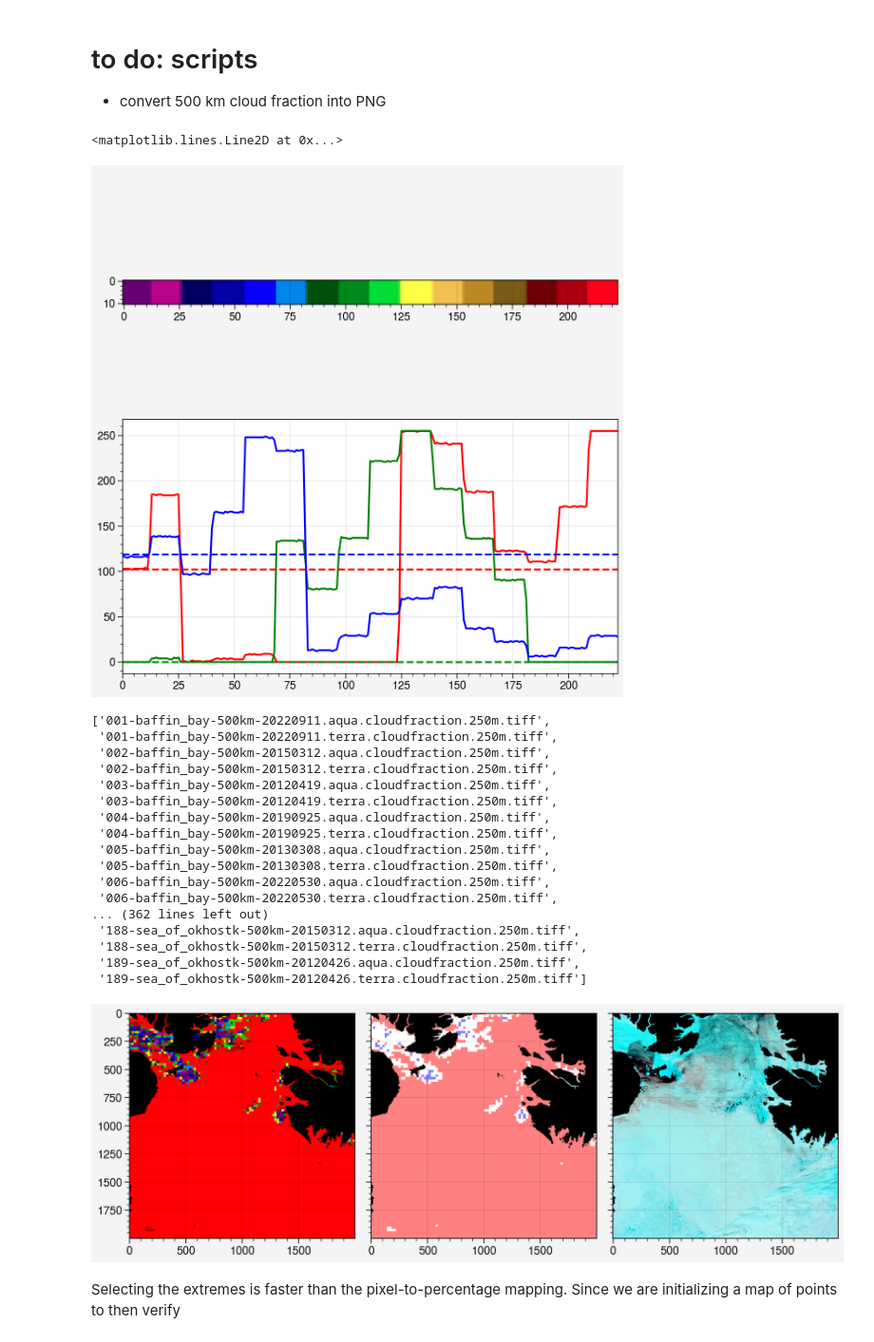
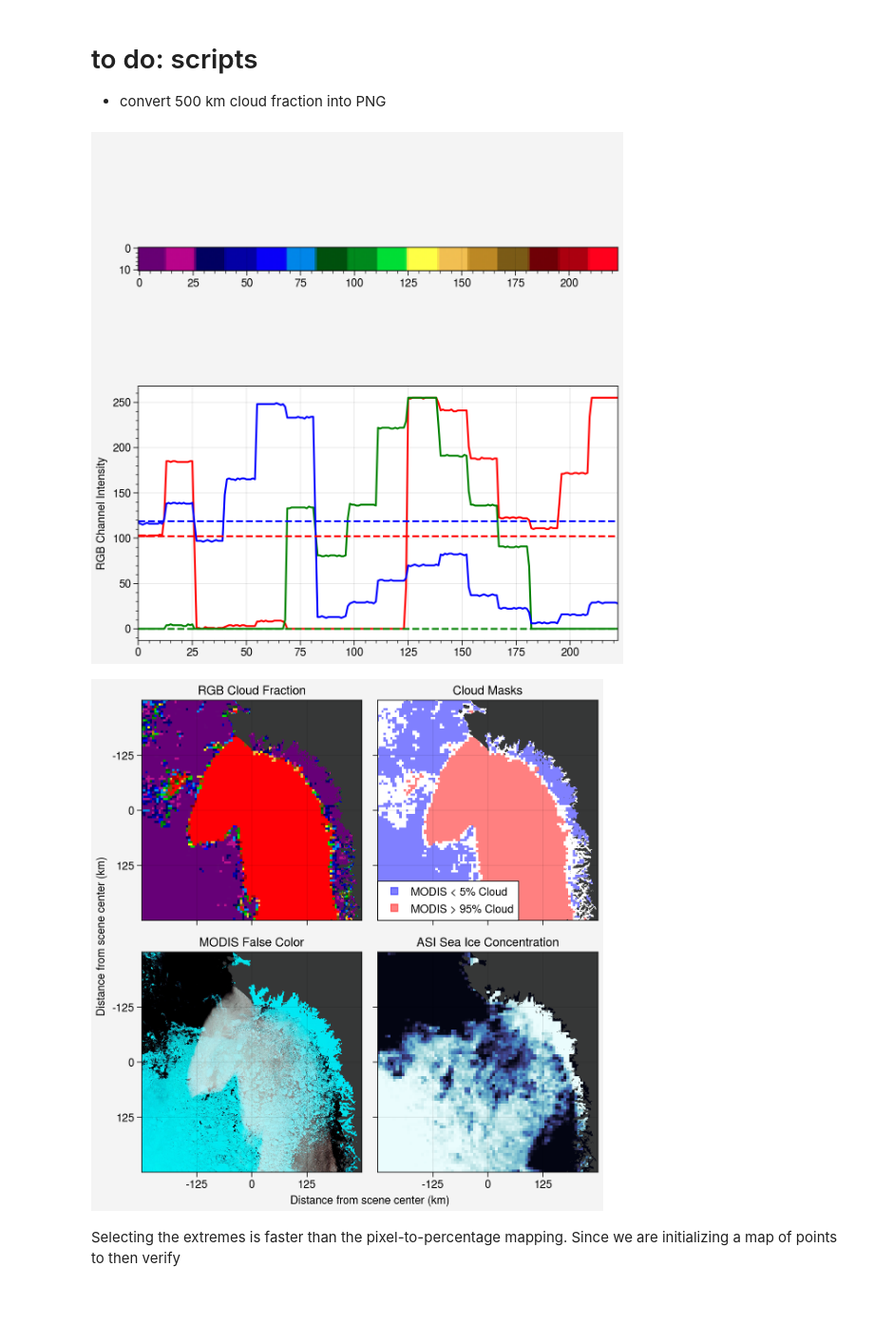
Before and after one commit to danielmwatkins/ice-floe-validation-dataset, a Jupyter notebook: notebooks/sub_scene_sampling.ipynb, the cells around one changed output. Shown at 95% size. Drawn from its saved outputs; the diff is of its cells as text; code cells hidden in the pictures; blank space fills up the shorter version.

Commit message:
improved visualization

```diff
--- a/notebooks/sub_scene_sampling.ipynb
+++ b/notebooks/sub_scene_sampling.ipynb
@@ -13,6 +13,7 @@ import skimage.io as io
 import os
 import pandas as pd
 import numpy as np
+import ultraplot as uplt
 
 dataloc = "../../calval_tgrs/data/validation_dataset/modis_500km/cloudfraction/"
 saveloc = "../../calval_tgrs/data/validation_dataset/modis_500km/cloudfraction_gray/"
@@ -32,7 +33,7 @@ files = os.listdir(dataloc)
 files = [f for f in files if '.tiff' in f]
 files.sort()
 
-for file in [files[19]]:
+for file in [files[31]]:
     cn, region, dx, suffix = file.split('-')
     date, satellite, imtype, res, ftype = suffix.split('.')
     case = cn + '_' + satellite
@@ -69,29 +70,9 @@ ax[1].plot(key[5, :, 2], color='b')
 ax[1].axhline(102, color='r', ls='--')
 ax[1].axhline(0, color='g', ls='--')
 ax[1].axhline(119, color='b', ls='--')
+ax[1].format(ylabel="RGB Channel Intensity")
 # %% [output]
-<matplotlib.lines.Line2D at 0x...>
-[figure, old version]
+[figure, new version]
-# %%
-files
-# %% [output]
-['001-baffin_bay-500km-20220911.aqua.cloudfraction.250m.tiff',
- '001-baffin_bay-500km-20220911.terra.cloudfraction.250m.tiff',
- '002-baffin_bay-500km-20150312.aqua.cloudfraction.250m.tiff',
- '002-baffin_bay-500km-20150312.terra.cloudfraction.250m.tiff',
- '003-baffin_bay-500km-20120419.aqua.cloudfraction.250m.tiff',
- '003-baffin_bay-500km-20120419.terra.cloudfraction.250m.tiff',
- '004-baffin_bay-500km-20190925.aqua.cloudfraction.250m.tiff',
- '004-baffin_bay-500km-20190925.terra.cloudfraction.250m.tiff',
- '005-baffin_bay-500km-20130308.aqua.cloudfraction.250m.tiff',
- '005-baffin_bay-500km-20130308.terra.cloudfraction.250m.tiff',
- '006-baffin_bay-500km-20220530.aqua.cloudfraction.250m.tiff',
- '006-baffin_bay-500km-20220530.terra.cloudfraction.250m.tiff',
-... (362 lines left out)
- '188-sea_of_okhostk-500km-20150312.aqua.cloudfraction.250m.tiff',
- '188-sea_of_okhostk-500km-20150312.terra.cloudfraction.250m.tiff',
- '189-sea_of_okhostk-500km-20120426.aqua.cloudfraction.250m.tiff',
- '189-sea_of_okhostk-500km-20120426.terra.cloudfraction.250m.tiff']
 # %%
 red = rgb_img[:, :, 0].astype(float)
 green = rgb_img[:, :, 1].astype(float)
@@ -99,16 +80,31 @@ blue = rgb_img[:, :, 2].astype(float)
 cloud_free = (green < 1) & (np.abs(red - 102) < 1) & (np.abs(blue - 119) < 1)
 cloud_covered = (green < 6) & (red > 250) &  np.abs(blue < 30)
 # %%
-fig, axs = uplt.subplots(ncols=3)
+fig, axs = uplt.subplots(ncols=2, nrows=2)
 axs[0].imshow(rgb_img.astype(int))
 axs[1].imshow(np.ma.masked_array(cloud_free.astype(int), ~cloud_free), color='b', alpha=0.5)
 axs[1].imshow(np.ma.masked_array(cloud_covered.astype(int), ~cloud_covered), color='r', alpha=0.5)
 axs[2].imshow(fc_img)
+axs[3].imshow(sic_img / 255 * 100, cmap='ice', vmin=0, vmax=100)
+ticks = np.arange(500, 2000, 500)
+ticklabels = [str(round((y-1000)*0.25)) for y in np.arange(500, 2000, 500)]
+for ax in axs:
+    ax.imshow(np.ma.masked_array(land_img, land_img==0), color='dark gray')
+    ax.format(xlocator=ticks, ylocator=ticks,
+              xtickminor=False, ytickminor=False,
+              xformatter=ticklabels, yformatter=ticklabels,
+              ylabel='Distance from scene center (km)',
+              xlabel='Distance from scene center (km)'
+             )
 
-for ax in axs:
-    ax.imshow(np.ma.masked_array(land_img, land_img==0), color='k')
+h = [ax.plot([],[], m='s', color=c, lw=0, alpha=0.5) for c in ['b', 'r']]
+axs[1].legend(h, ['MODIS < 5% Cloud', 'MODIS > 95% Cloud'], alpha=1, ncols=1, loc='ll')
+axs[0].format(title='RGB Cloud Fraction')
+axs[1].format(title='Cloud Masks')
+axs[2].format(title='MODIS False Color')
+axs[3].format(title="ASI Sea Ice Concentration")
 # %% [output]
-[figure, old version]
+[figure, new version]
 # %% [markdown]
 Selecting the extremes is faster than the pixel-to-percentage mapping. Since we are initializing a map of points to then verify
 # %% [markdown]
```
Also changed, not shown: parts of 16 cells of this notebook.
